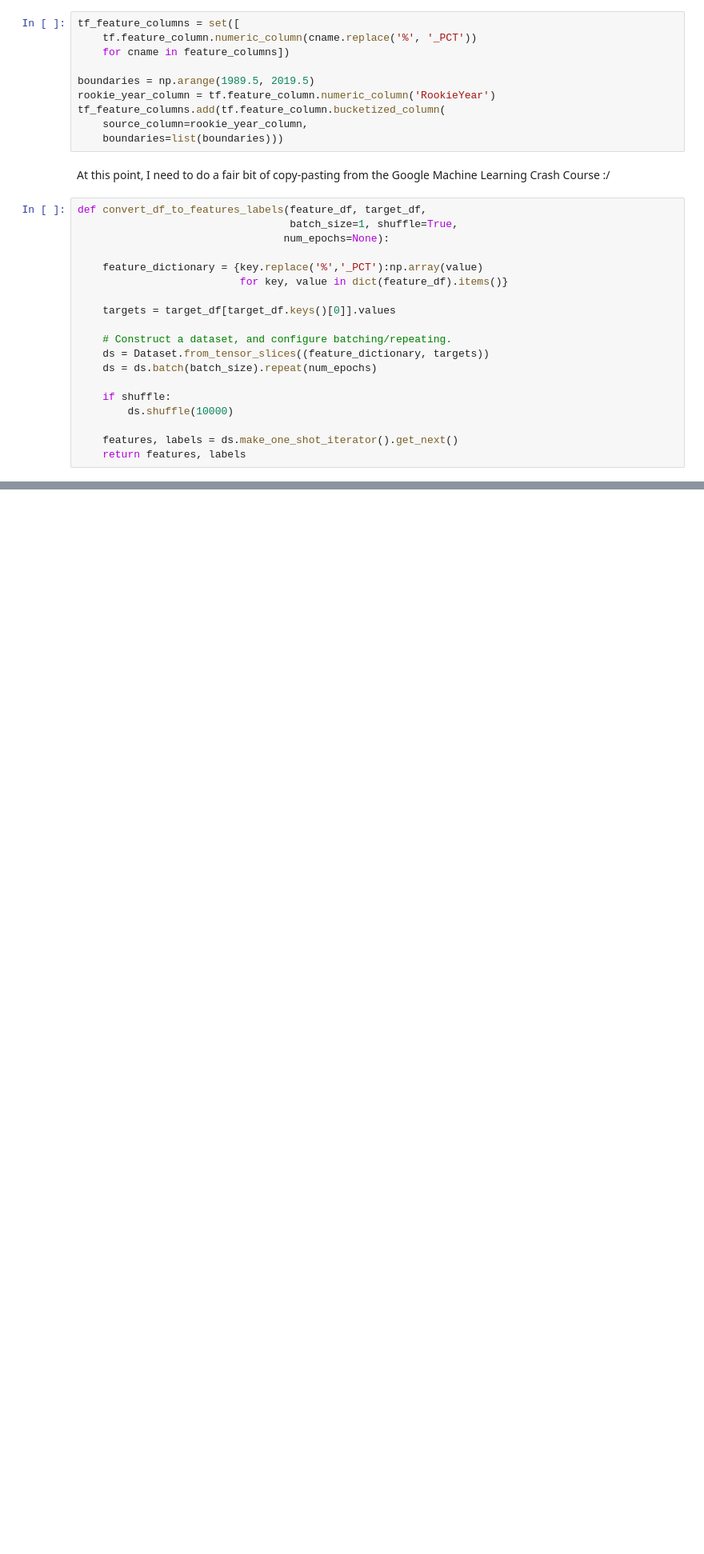
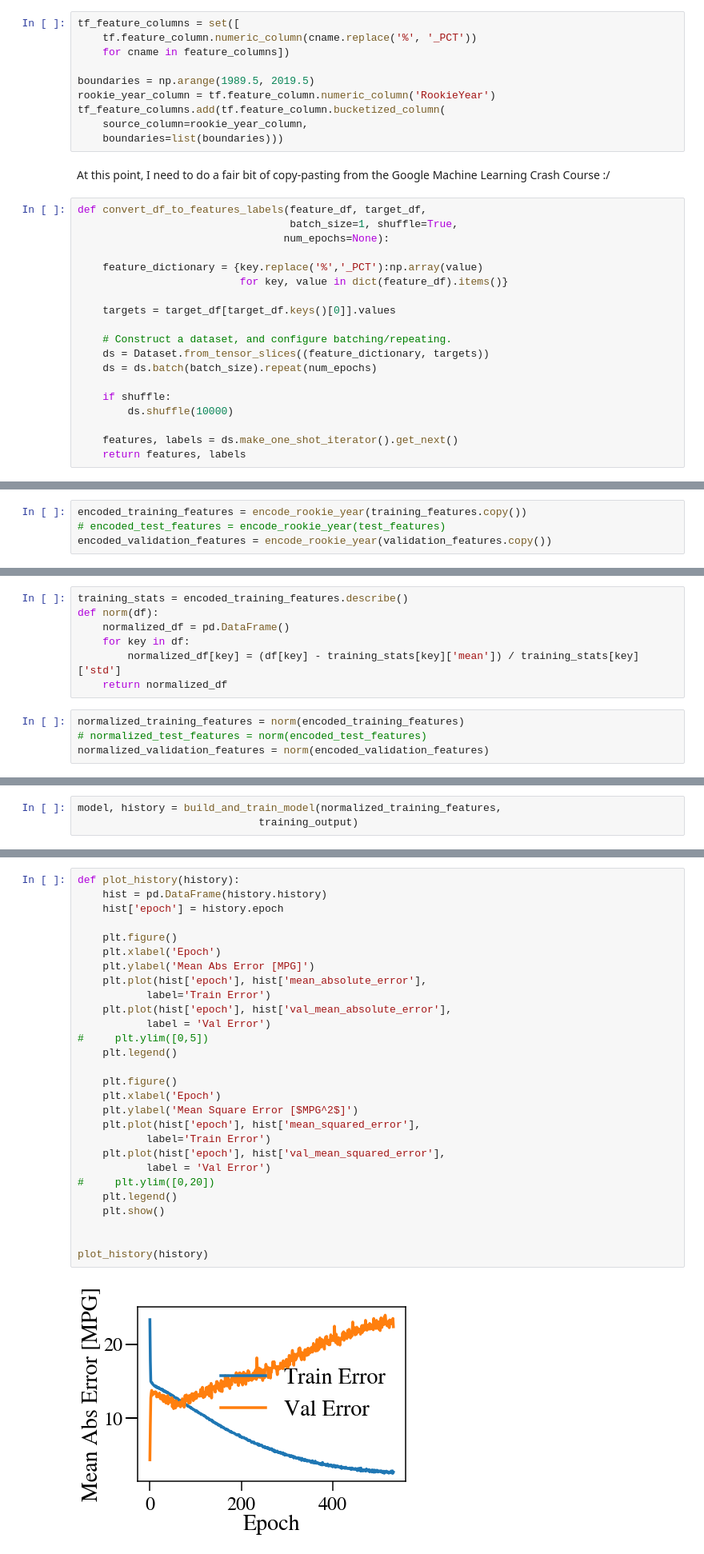
Before and after one commit to fagan2888/nba_stats, a Jupyter notebook: data_cleaning.ipynb, the cells around one changed output, grey strips where cells are left out. Shown at 80% size. Drawn from its saved outputs; the diff is of its cells as text; blank space fills up the shorter version.

```diff
--- a/data_cleaning.ipynb
+++ b/data_cleaning.ipynb
@@ -1032,0 +1047,4 @@ RMSE (on training data):
+# %%
+encoded_training_features = encode_rookie_year(training_features.copy())
+# encoded_test_features = encode_rookie_year(test_features)
+encoded_validation_features = encode_rookie_year(validation_features.copy())
@@ -1032,0 +1053,11 @@ RMSE (on training data):
+# %%
+training_stats = encoded_training_features.describe()
+def norm(df):
+    normalized_df = pd.DataFrame()
+    for key in df:
+        normalized_df[key] = (df[key] - training_stats[key]['mean']) / training_stats[key]['std']
+    return normalized_df
+# %%
+normalized_training_features = norm(encoded_training_features)
+# normalized_test_features = norm(encoded_test_features)
+normalized_validation_features = norm(encoded_validation_features)
@@ -1032,0 +1111,3 @@ RMSE (on training data):
+# %%
+model, history = build_and_train_model(normalized_training_features,
+                             training_output)
@@ -1032,0 +1132,30 @@ RMSE (on training data):
+# %%
+def plot_history(history):
+    hist = pd.DataFrame(history.history)
+    hist['epoch'] = history.epoch
+
+    plt.figure()
+    plt.xlabel('Epoch')
+    plt.ylabel('Mean Abs Error [MPG]')
+    plt.plot(hist['epoch'], hist['mean_absolute_error'],
+           label='Train Error')
+    plt.plot(hist['epoch'], hist['val_mean_absolute_error'],
+           label = 'Val Error')
+#     plt.ylim([0,5])
+    plt.legend()
+
+    plt.figure()
+    plt.xlabel('Epoch')
+    plt.ylabel('Mean Square Error [$MPG^2$]')
+    plt.plot(hist['epoch'], hist['mean_squared_error'],
+           label='Train Error')
+    plt.plot(hist['epoch'], hist['val_mean_squared_error'],
+           label = 'Val Error')
+#     plt.ylim([0,20])
+    plt.legend()
+    plt.show()
+
+
+plot_history(history)
+# %% [output]
+[figure, added]
```
Also changed, not shown: parts of 16 cells of this notebook, 1 other file.
